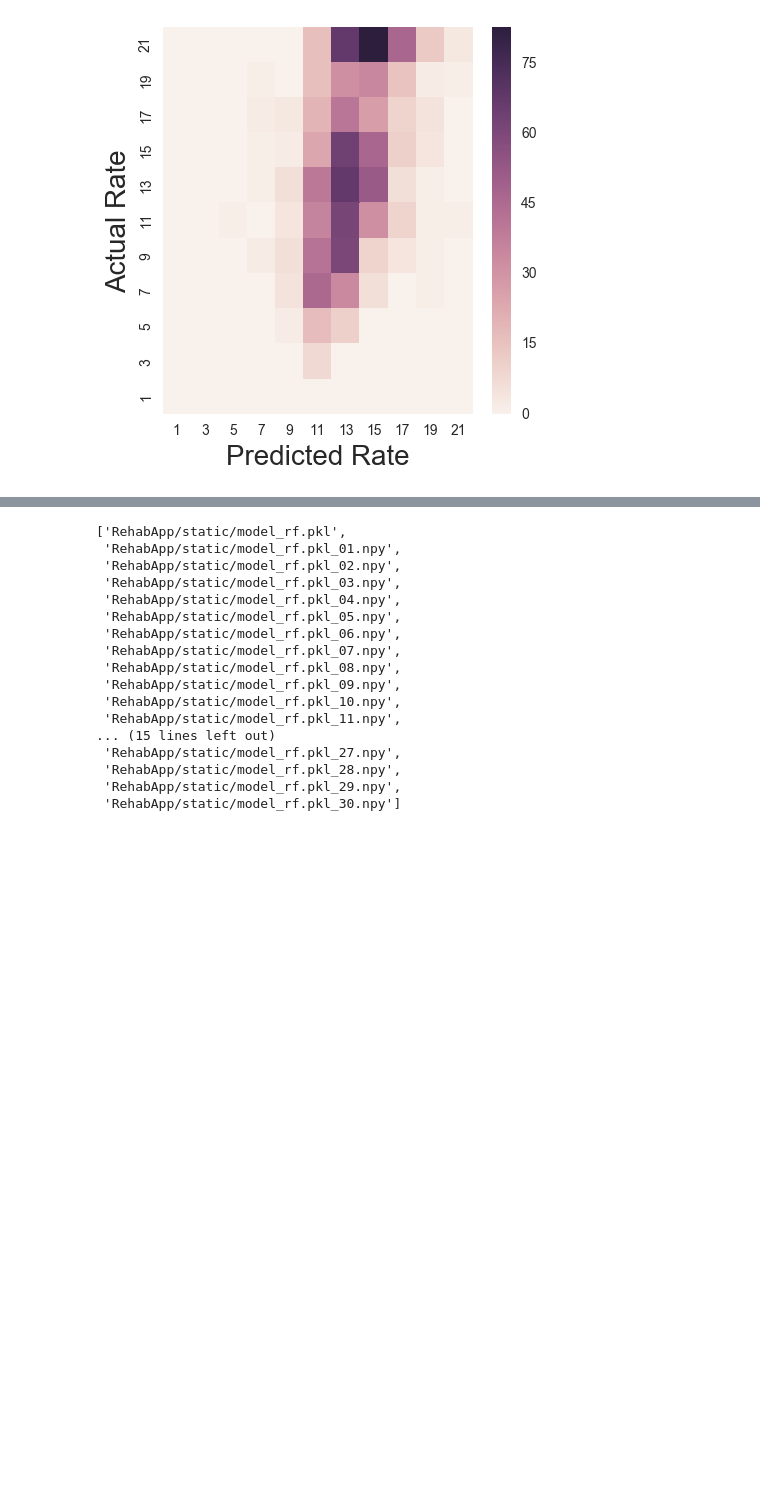
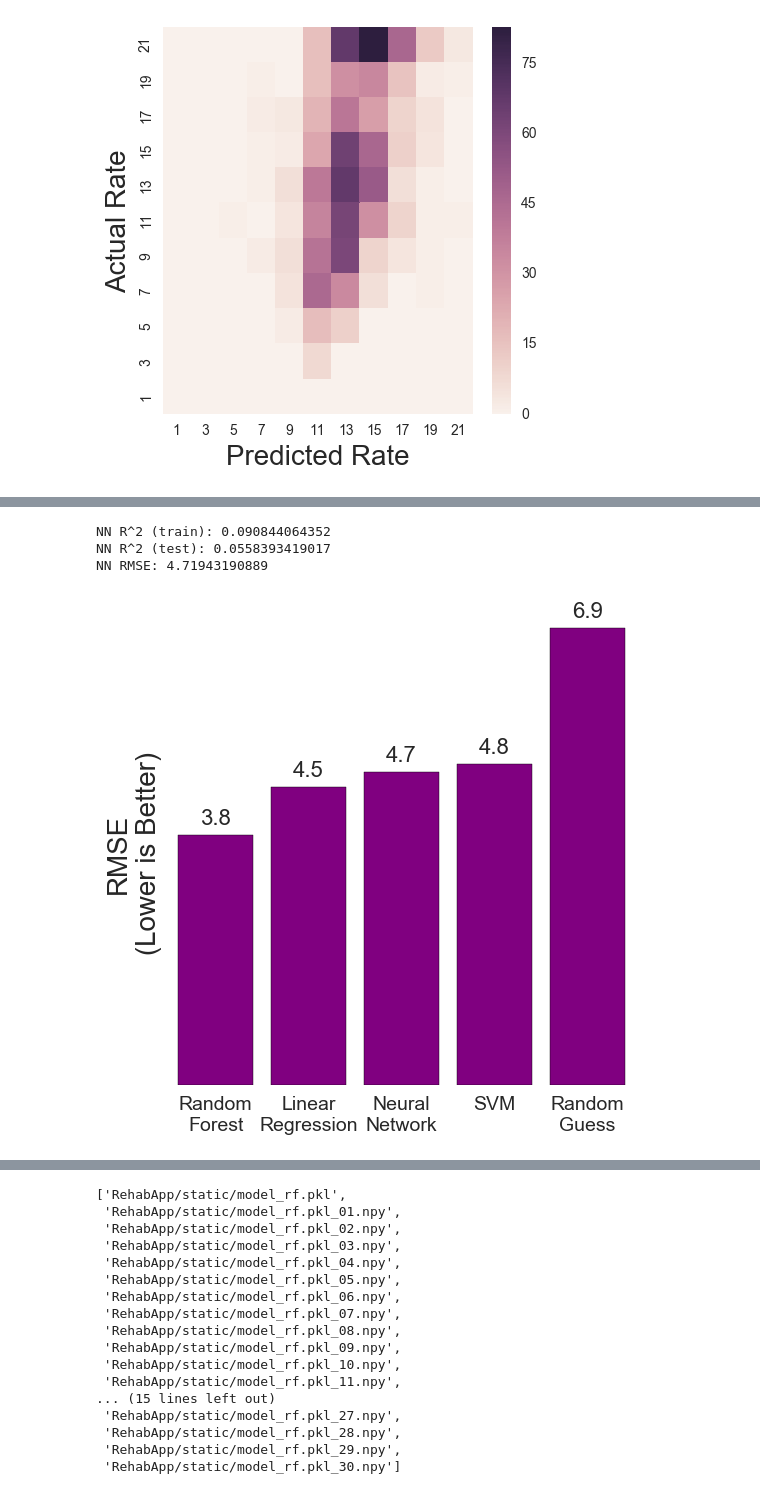
Before and after one commit to gkafka/Rehab4Rehab, a Jupyter notebook: RehabModel.ipynb, the cells around one changed output, grey strips where cells are left out. Drawn from its saved outputs; the diff is of its cells as text; code cells hidden in the pictures; blank space fills up the shorter version.

```diff
--- a/RehabModel.ipynb
+++ b/RehabModel.ipynb
@@ -270,3 +321,49 @@ y test var: 4.84248025517
+# %%
+best = MLPRegressor(hidden_layer_sizes=(1000, 1000, 1000), activation='tanh', alpha=0.01);
+best.fit(x_train_sc, y_train);
+
+#print 'Best NN hyperparameters: {0}'.format(gs.best_params_)
+#print 'Best NN R^2: {0}'.format(gs.best_score_)
+#best = gs.best_estimator_
+#best.fit(x_train_sc, y_train)
+print 'NN R^2 (train): {0}'.format(best.score(x_train_sc, y_train))
+
+pred_train = best.predict(x_train_sc[cols_to_use]);
+pred_test = best.predict(x_test_sc[cols_to_use]);
+
+bins = np.linspace(0,20,11);
+bins = np.append(bins, 100);
+digitized = 2*np.digitize(pred_test, bins)-1
+scores[np.sqrt(metrics.mean_squared_error(y_test, digitized))] = "Neural\nNetwork";
+print 'NN R^2 (test): {0}'.format(best.score(x_test_sc, y_test));
+print 'NN RMSE: {0}'.format(np.sqrt(metrics.mean_squared_error(y_test, digitized)));
+# %% [output]
+NN R^2 (train): 0.090844064352
+NN R^2 (test): 0.0558393419017
+NN RMSE: 4.71943190889
+# %%
+scores = collections.OrderedDict(sorted(scores.items()));
+edges = [i-0.4 for i in range(len(scores))];
+
+fig, ax = plt.subplots(figsize=(6,6));
+ax.set_axis_bgcolor('white')
+ax.set_xlim(-0.5, 4.5)
+bars = plt.bar(edges, scores, width=0.8, color='purple');
+ax.set_xticks(range(len(scores)));
+ax.set_xticklabels(scores.values());
+ax.tick_params(labelsize=14);
+ax.set_ylabel("RMSE\n(Lower is Better)");
+ax.set_yticks([])
+ax.yaxis.label.set_fontsize(20);
+for bar in bars:
+    h = bar.get_height()
+    ax.text(bar.get_x() + bar.get_width()/2., h+0.1,
+        '{0:.1f}'.format(round(h, 1)),
+        ha='center', va='bottom', fontsize=16)
+
+plt.savefig('Bar_RMSE.png')
+# %% [output]
+[figure, added]
 # %%
 df_trim['pred_diff'] = df_trim['death_rate_category_median'].values - rf.predict(df_trim[cols_to_use])
 df_trim.head()
```
Also changed, not shown: parts of 9 cells of this notebook, 1 other file.
